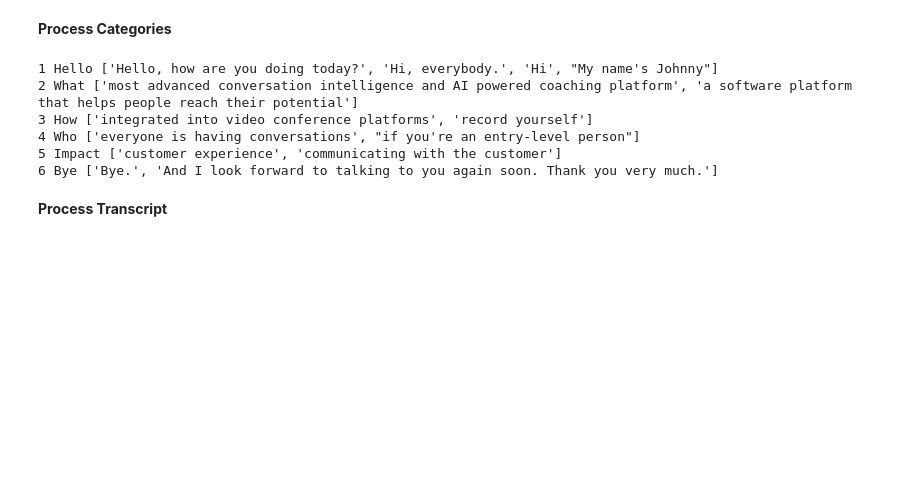
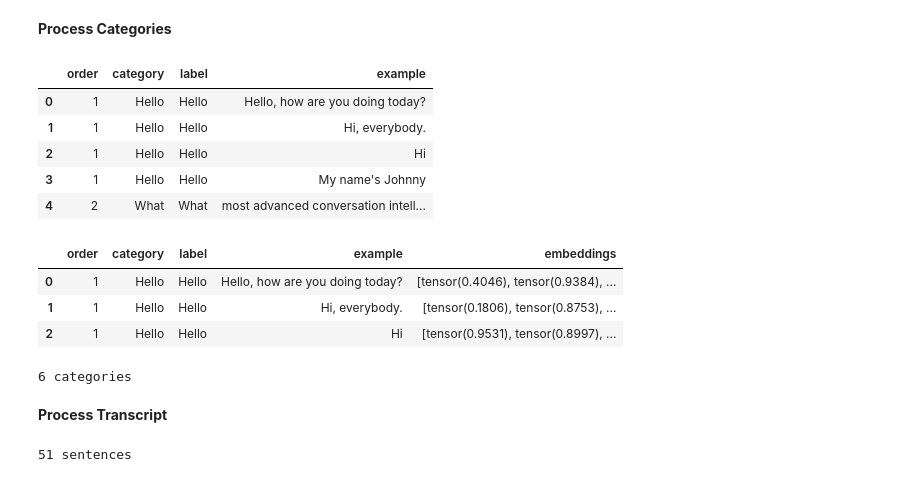
Before and after one commit to sergiomar73/nlp-google-colab, a Jupyter notebook: Semantic_Textual_Similarity_for_Transcriptions_Dynamic.ipynb, the cells around one changed output. Drawn from its saved outputs; the diff is of its cells as text; code cells hidden in the pictures; blank space fills up the shorter version.

```diff
--- a/Semantic_Textual_Similarity_for_Transcriptions_Dynamic.ipynb
+++ b/Semantic_Textual_Similarity_for_Transcriptions_Dynamic.ipynb
@@ -21,54 +21,38 @@ def calculate_embeddings_with_roberta(text):
 # %%
 categories = """
 Hello=Hello, how are you doing today?;Hi, everybody.;Hi;My name's Johnny
 What=most advanced conversation intelligence and AI powered coaching platform;a software platform that helps people reach their potential
 How=integrated into video conference platforms;record yourself
 Who=everyone is having conversations;if you're an entry-level person
 Impact=customer experience;communicating with the customer
 Bye=Bye.;And I look forward to talking to you again soon. Thank you very much.
 """
 
 categories.splitlines( )
+categories_list = [s.strip() for s in categories.splitlines() if s.strip()]
 
-categories_list = [s.strip() for s in categories.splitlines() if s.strip()]
+df_phrases = pd.DataFrame(columns=['order', 'category', 'label', 'example'])
 
 for i, category in enumerate(categories_list):
   main = category.split('=')
-  print(i + 1, main[0], main[1].split(';'))
+  label = main[0]
+  for example in main[1].split(';'):
+    new_row = {
+      'order': i + 1,
+      'category': label,
+      'label': label,
+      'example': example
+    }
+    df_phrases = df_phrases.append(new_row, ignore_index=True)
 
-df_results = pd.DataFrame(columns=['line', 'sentence', 'phrase', 'category', 'tag', 'similarity'])
-
-  for i, row in df_comparison.iterrows():
-    for n in range(1,64+1):
-      col = f"Cosine{f'{n:02}'}"
-      # if row[col] > threshold:
-      phrase = df_phrases.loc[[ n - 1 ]]
-      new_row = {
-        'line': row["line"],
-        'sentence': df_sentences.at[int(row["line"])-1,"sentence"],
-        'phrase': df_phrases.at[n-1,"example"],
-        'category': df_phrases.at[n-1,"category"],
-        'tag': df_phrases.at[n-1,"label"],
-        'similarity': row[col]
-      }
-      df_results = df_results.append(new_row, ignore_index=True)
-
-  df_results['line'] = df_cosines['line'].astype('int')
-  # print(df_results.shape)
-  # df_results.head(3)
-
-# order	-category-	label	example
-
-# url_phrases = './quantified-certification-phrases.csv'
-# df_phrases = pd.read_csv(url_phrases)
-# df_phrases.head()
+df_phrases.head()
 # %% [output]
-1 Hello ['Hello, how are you doing today?', 'Hi, everybody.', 'Hi', "My name's Johnny"]
-2 What ['most advanced conversation intelligence and AI powered coaching platform', 'a software platform that helps people reach their potential']
-3 How ['integrated into video conference platforms', 'record yourself']
-4 Who ['everyone is having conversations', "if you're an entry-level person"]
-5 Impact ['customer experience', 'communicating with the customer']
-6 Bye ['Bye.', 'And I look forward to talking to you again soon. Thank you very much.']
+|  | order | category | label | example |
+| 0 | 1 | Hello | Hello | Hello, how are you doing today? |
+| 1 | 1 | Hello | Hello | Hi, everybody. |
+| 2 | 1 | Hello | Hello | Hi |
+| 3 | 1 | Hello | Hello | My name's Johnny |
+| 4 | 2 | What | What | most advanced conversation intell... |
 # %%
 df_phrases["embeddings"] = None
 
@@ -78,12 +62,19 @@ for i, row in df_phrases.iterrows():
   df_phrases.at[i, "embeddings"] = embedding
 
 df_phrases.head(3)
+# %% [output]
+|  | order | category | label | example | embeddings |
+| 0 | 1 | Hello | Hello | Hello, how are you doing today? | [tensor(0.4046), tensor(0.9384), ... |
+| 1 | 1 | Hello | Hello | Hi, everybody. | [tensor(0.1806), tensor(0.8753), ... |
+| 2 | 1 | Hello | Hello | Hi | [tensor(0.9531), tensor(0.8997), ... |
 # %%
 from functools import cmp_to_key
 # Split Phrases by Category
 df_category_list = [ x for _, x in df_phrases.sort_values(['order','label'],ascending=False).groupby('label') ]
 df_category_list.sort(key=cmp_to_key(lambda x, y: 1 if x.iloc[0,0] > y.iloc[0,0] else -1))
 print(f"{len(df_category_list)} categories")
+# %% [output]
+6 categories
 # %% [markdown]
 **Process Transcript**
 # %%
@@ -94,10 +85,12 @@ transcript4 = "My name's Johnny, thank you all so much for taking the time to ch
 
-transcript = transcript4
+transcript = transcript1
 
 doc = nlp(transcript)
 sentences = [ sentence.text for sentence in list(doc.sents) ]
 embeddings = model.encode(sentences, convert_to_tensor=True)
 print(f"{len(sentences)} sentences")
+# %% [output]
+51 sentences
 # %%
 sentences_mini = [ s[:50] for s in sentences ]
 
```
Also changed, not shown: parts of 2 cells of this notebook.
